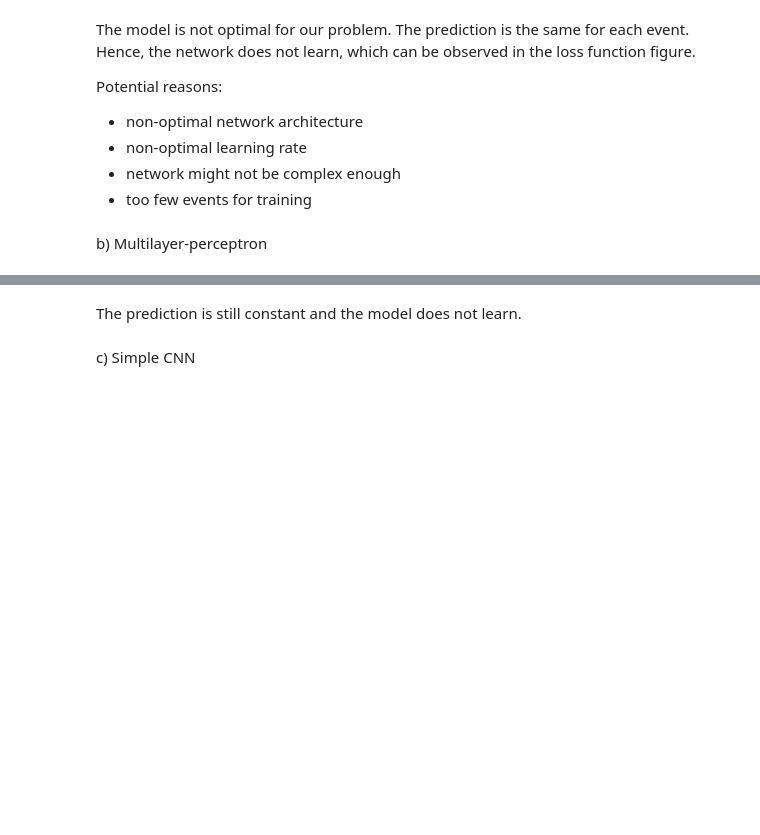
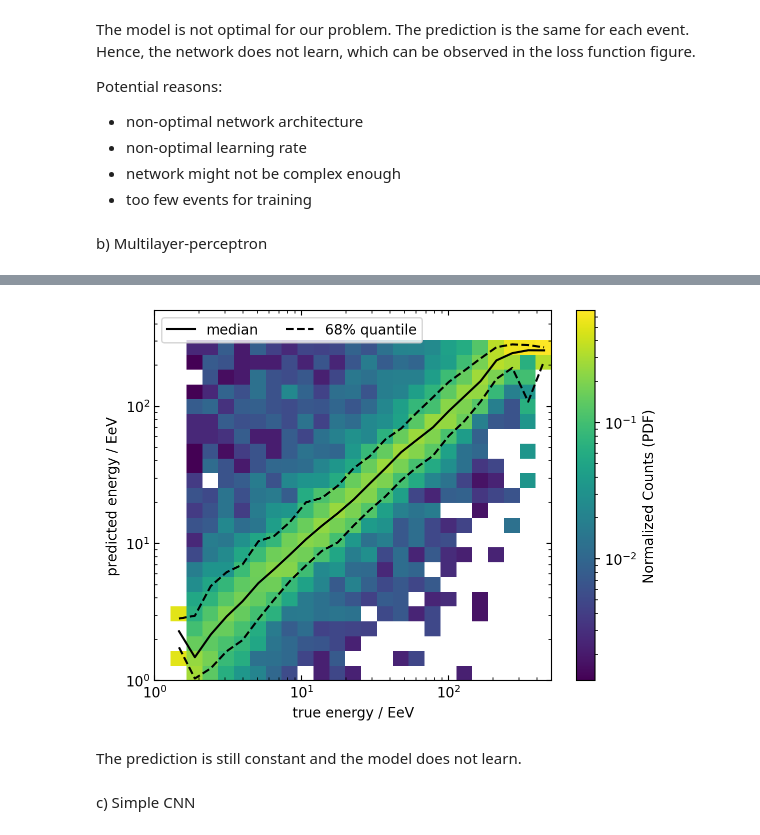
Before and after one commit to cescalara/TAML2025_ICRR_handson, a Jupyter notebook: day2/applicationCNN-to-TA-solution.ipynb, the cells around one changed output, grey strips where cells are left out. Saved outputs shown, nothing was run; the diff lists cells and outputs as text; code cells hidden in the pictures; blank space fills up the shorter version.

```diff
--- a/day2/applicationCNN-to-TA-solution.ipynb
+++ b/day2/applicationCNN-to-TA-solution.ipynb
@@ -456,0 +506,80 @@ Test Loss: 0.6065
+# %%
+test_outputs = evaluate_cosmic_ray_model(model, X_test, y_test, criterion)
+
+# Optional: plot the predicted vs. actual energy values
+
+# plot results
+bins = np.geomspace(1, 500, 26,endpoint=True)
+x = torch.exp(test_outputs).cpu()
+y = torch.exp(y_test).cpu() # get energy not in log
+
+# Calculate counts for each hexagon
+counts, xedges, yedges = np.histogram2d(x, y, bins=(bins, bins))
+
+# Initialize normalized_counts
+normalized_counts = np.zeros_like(counts, dtype=float)
+
+# Perform linear normalization
+for i in range(counts.shape[0]):
+    max_count = np.sum(counts[i, :]) # loop over row
+    if max_count > 0:
+        normalized_counts[i, :] = counts[i, :] / max_count
+
+# Calculate median y for each x-bin
+median_y_per_xbin = np.zeros(len(bins) - 1)
+for i in range(len(bins) - 1):
+    y_in_xbin = y[(x >= bins[i]) & (x < bins[i + 1])]
+    if len(y_in_xbin) > 0:
+        median_y_per_xbin[i] = np.median(y_in_xbin)
+    else:
+        median_y_per_xbin[i] = np.nan  # Assign NaN if no y values fall in the bin
+
+# Initialize arrays for the 16th and 84th percentiles for each x-bin
+y_16th_quantile = np.zeros(len(bins) - 1)
+y_84th_quantile = np.zeros(len(bins) - 1)
+
+# Calculate the 16th and 84th percentiles for each x-bin
+for i in range(len(bins) - 1):
+    y_in_xbin = y[(x >= bins[i]) & (x < bins[i + 1])]
+    if len(y_in_xbin) > 0:
+        y_16th_quantile[i] = np.percentile(y_in_xbin, 16)
+        y_84th_quantile[i] = np.percentile(y_in_xbin, 84)
+    else:
+        y_16th_quantile[i] = np.nan  # Assign NaN if no y values fall in the bin
+        y_84th_quantile[i] = np.nan
+
+
+fig, ax = plt.subplots()
+
+# plot median
+x_bin_mids = (bins[:-1] + bins[1:]) / 2
+plt.plot(x_bin_mids,median_y_per_xbin,color='black',label ='median')
+plt.plot(x_bin_mids, y_16th_quantile, color='black', ls='--', label=r'68% quantile')
+plt.plot(x_bin_mids, y_84th_quantile, color='black', ls='--')
+
+# Create meshgrid for X and Y
+X, Y = np.meshgrid(xedges, yedges, indexing='xy')  # Ensure proper indexing
+
+# Plot the hexbin with normalized counts directly
+pc = ax.pcolormesh(X, Y, normalized_counts.T, shading='auto',norm=LogNorm())  # Transpose normalized_counts for correct shape
+
+# Add a colorbar
+cbar = plt.colorbar(pc, ax=ax)
+cbar.set_label('Normalized Counts (PDF)')
+
+# Set scales and labels
+# Configure yedges and scales based on ylabel
+
+ax.set_xlabel("true energy / EeV")
+ax.set_ylabel("predicted energy / EeV")
+ax.set_xscale('log')
+ax.set_yscale('log')
+
+ax.legend(loc='upper left',ncol=2)
+
+
+# Minor ticks and axis configuration
+ax.minorticks_on()
+ax.tick_params(axis='x', which='both', direction='in', bottom=True, top=True)
+ax.tick_params(axis='y', which='both', direction='in', left=True, right=True)
+# %% [output]
@@ -457,3 +587,4 @@ Test Loss: 0.6065
+[figure, added]
 # %% [markdown]
 The prediction is still constant and the model does not learn.
 # %% [markdown]
```
Also changed, not shown: parts of 10 cells of this notebook, 1 other file.
